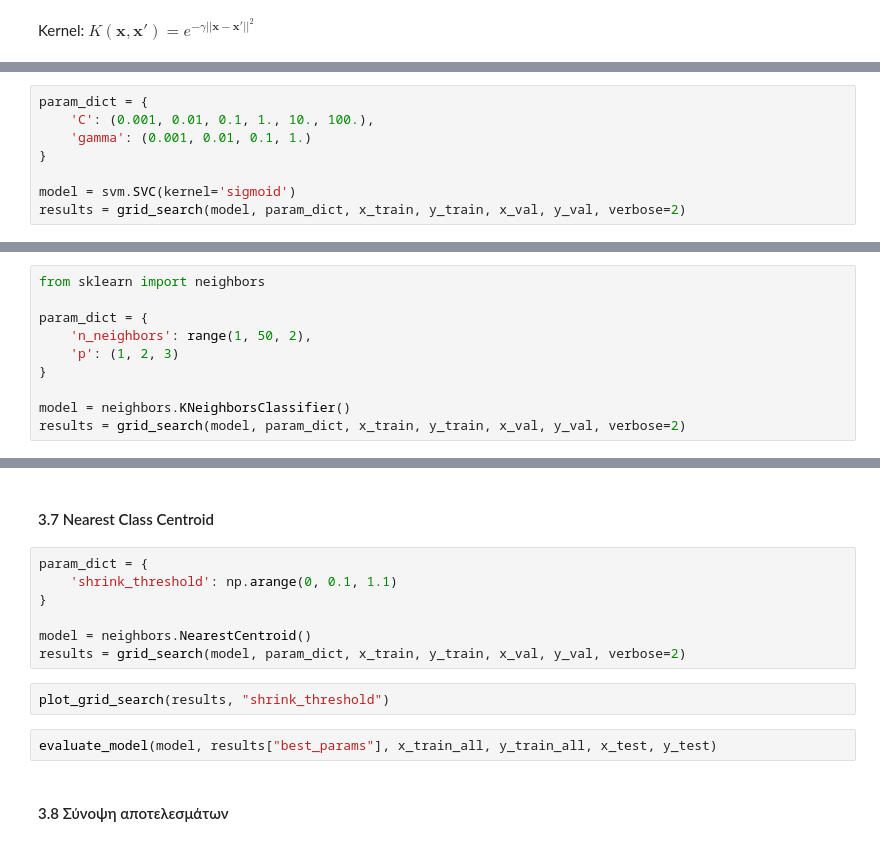
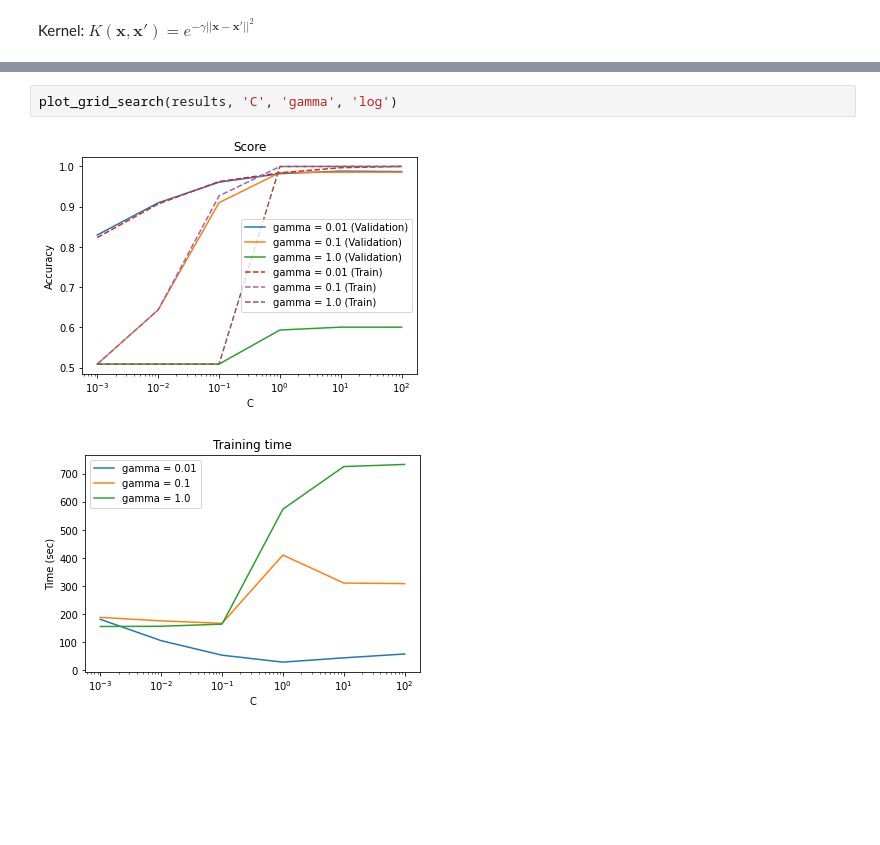
Before and after one commit to agaitanis/msc_ci, a Jupyter notebook: project_1/mnist.ipynb, the cells around one changed output, grey strips where cells are left out. Drawn from its saved outputs; the diff is of its cells as text; blank space fills up the shorter version.

```diff
--- a/project_1/mnist.ipynb
+++ b/project_1/mnist.ipynb
@@ -411,8 +482,0 @@ evaluate_model(model, results["best_params"], x_train_all, y_train_all, x_test,
-# %%
-param_dict = {
-    'C': (0.001, 0.01, 0.1, 1., 10., 100.),
-    'gamma': (0.001, 0.01, 0.1, 1.)
-}
-
-model = svm.SVC(kernel='sigmoid')
-results = grid_search(model, param_dict, x_train, y_train, x_val, y_val, verbose=2)
@@ -425,10 +482,0 @@ evaluate_model(model, results["best_params"], x_train_all, y_train_all, x_test,
-# %%
-from sklearn import neighbors
-
-param_dict = {
-    'n_neighbors': range(1, 50, 2),
-    'p': (1, 2, 3)
-}
-
-model = neighbors.KNeighborsClassifier()
-results = grid_search(model, param_dict, x_train, y_train, x_val, y_val, verbose=2)
@@ -439,15 +483,5 @@ evaluate_model(model, results["best_params"], x_train_all, y_train_all, x_test,
-# %% [markdown]
-#### 3.7 Nearest Class Centroid
-# %%
-param_dict = {
-    'shrink_threshold': np.arange(0, 0.1, 1.1)
-}
-
-model = neighbors.NearestCentroid()
-results = grid_search(model, param_dict, x_train, y_train, x_val, y_val, verbose=2)
-# %%
-plot_grid_search(results, "shrink_threshold")
-# %%
-evaluate_model(model, results["best_params"], x_train_all, y_train_all, x_test, y_test)
-# %% [markdown]
-#### 3.8 Σύνοψη αποτελεσμάτων
+# %%
+plot_grid_search(results, 'C', 'gamma', 'log')
+# %% [output]
+[figure, added]
+[figure, added]
```
Also changed, not shown: parts of 50 cells of this notebook, 2 other files.
